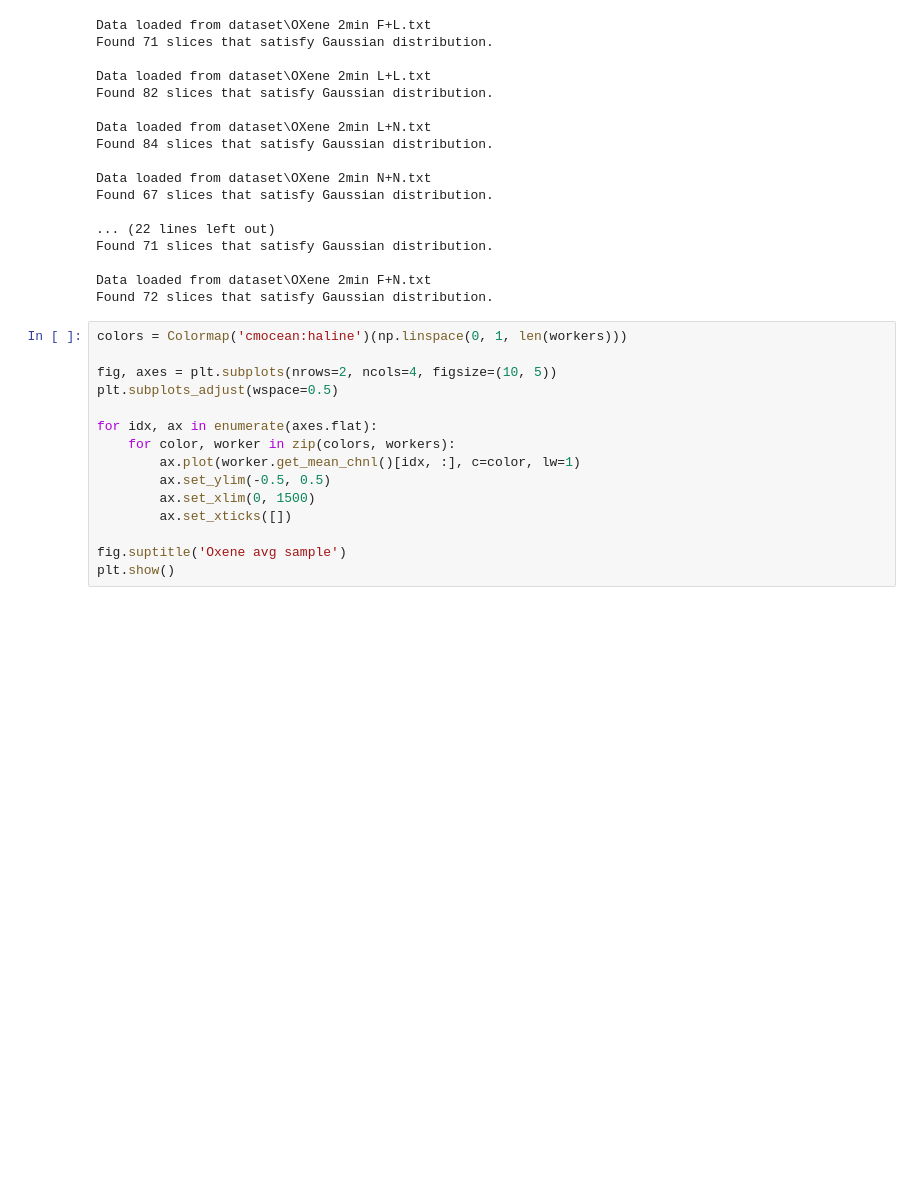
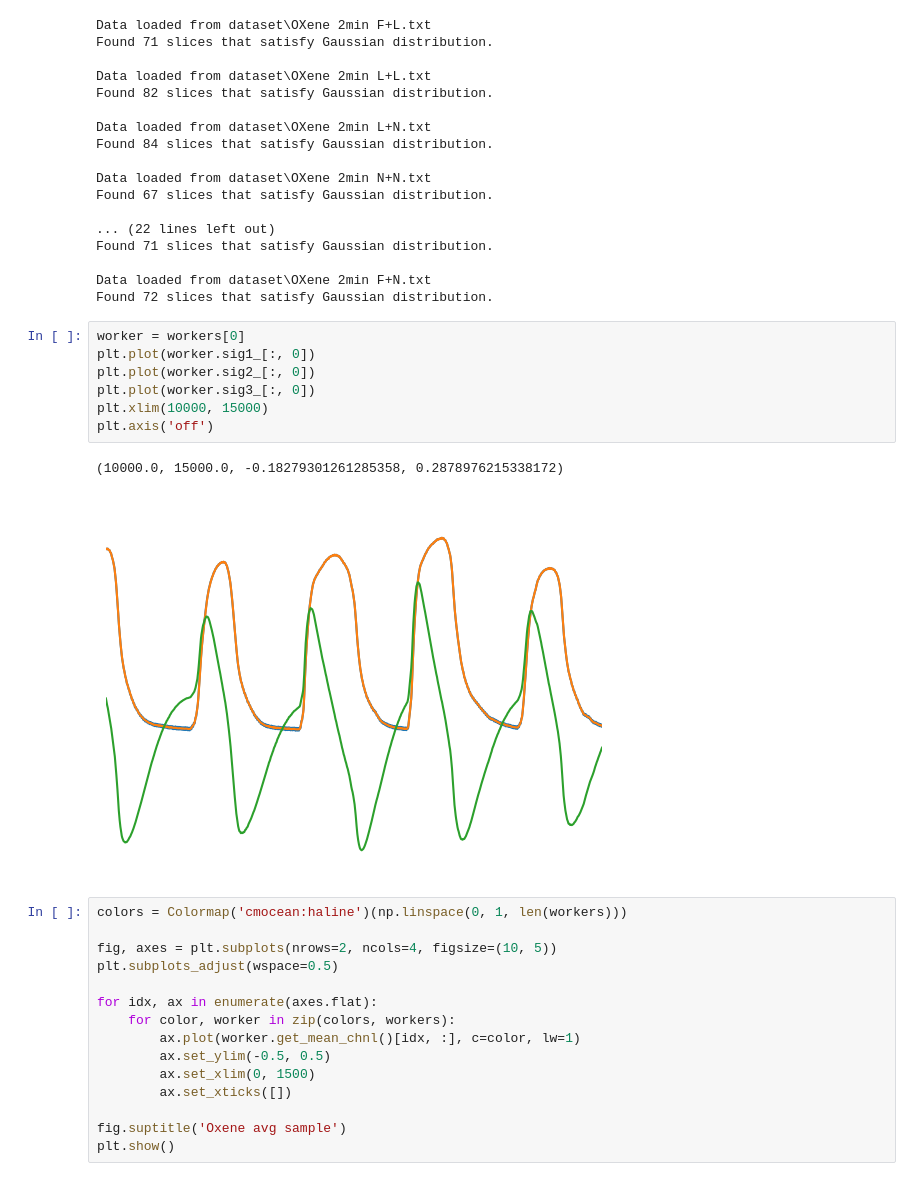
Before and after one commit to BailabUNC/oxene-nn, a Jupyter notebook: preprocessing.ipynb, the cells around one changed output. Drawn from its saved outputs; the diff is of its cells as text; blank space fills up the shorter version.

```diff
--- a/preprocessing.ipynb
+++ b/preprocessing.ipynb
@@ -260,6 +260,16 @@ Found 71 slices that satisfy Gaussian distribution.
 
 Data loaded from dataset\OXene 2min F+N.txt
 Found 72 slices that satisfy Gaussian distribution.
+# %%
+worker = workers[0]
+plt.plot(worker.sig1_[:, 0])
+plt.plot(worker.sig2_[:, 0])
+plt.plot(worker.sig3_[:, 0])
+plt.xlim(10000, 15000)
+plt.axis('off')
+# %% [output]
+(10000.0, 15000.0, -0.18279301261285358, 0.2878976215338172)
+[figure, added]
 # %%
 colors = Colormap('cmocean:haline')(np.linspace(0, 1, len(workers)))
 
```
Also changed, not shown: parts of 1 cell of this notebook, 3 other files.
